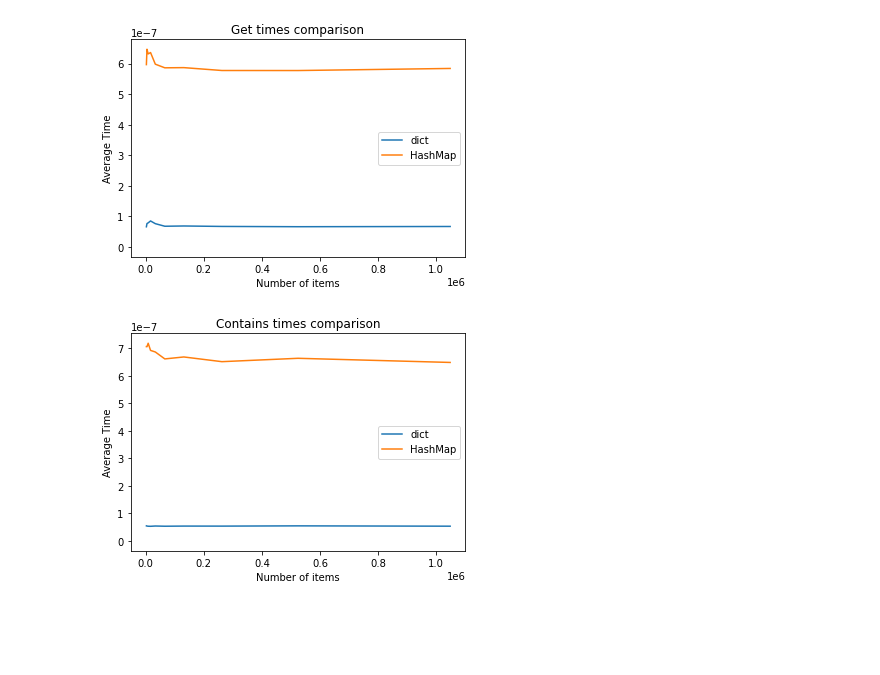
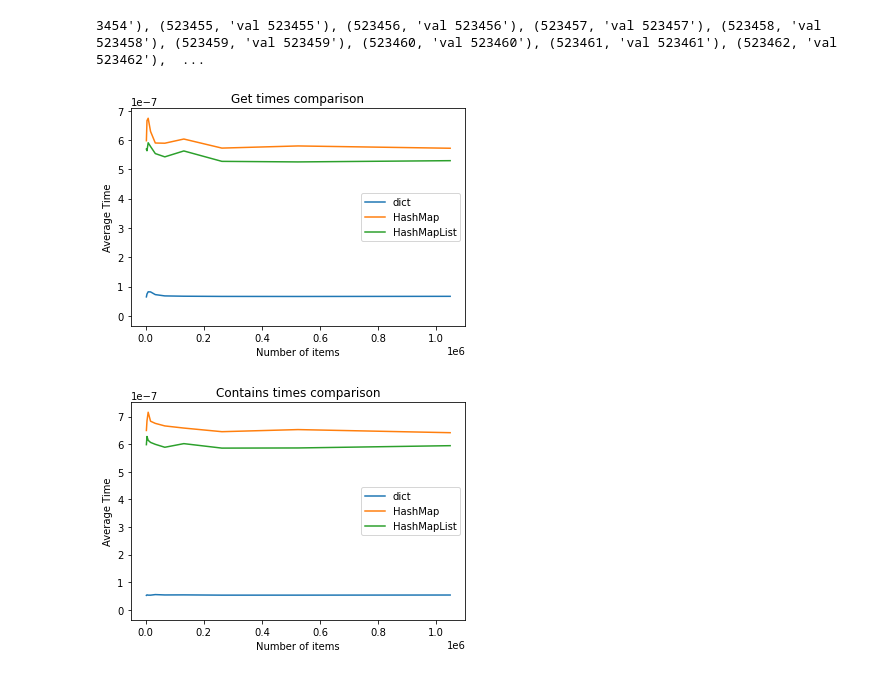
Before and after one commit to chadnaylor/Numpy-HashMap, a Jupyter notebook: benchmark.ipynb, the cells around one changed output. Saved outputs shown, nothing was run; the diff lists cells and outputs as text; code cells hidden in the pictures; blank space fills up the shorter version.

```diff
--- a/benchmark.ipynb
+++ b/benchmark.ipynb
@@ -3,12 +4,14 @@ from hashmap import HashMap
 from time import process_time
 import matplotlib.pyplot as plt
 # %%
-times = {'get': {'hashmap': [], 'dict': [], 'samples': []}, 'add': {'hashmap': [], 'dict': [], 'samples': []}, 'contains': {'hashmap': [], 'dict': [], 'samples': []}, 'drop': {'hashmap': [], 'dict': [], 'samples': []}, 'len': {'hashmap': [], 'dict': [], 'samples': []}}
+times = {'get': {'hashmap': [], 'hashmap_list':[], 'dict': [], 'samples': []}, 'add': {'hashmap': [], 'hashmap_list':[], 'dict': [], 'samples': []}, 'contains': {'hashmap': [], 'hashmap_list':[], 'dict': [], 'samples': []}, 'drop': {'hashmap': [], 'hashmap_list':[], 'dict': [], 'samples': []}, 'len': {'hashmap': [], 'hashmap_list':[], 'dict': [], 'samples': []}}
 
 for x in range(10):
     samples = 2**(11+x)
     test_dict = {i: f"val {i}" for i in range(samples)}
     hashmap = HashMap(test_dict)
+    hashmap_list = HashMapList(test_dict)
+
 
     start = process_time()
     for i in range(samples):
@@ -18,11 +21,17 @@ for x in range(10):
 
     start = process_time()
     for i in range(samples):
+        hashmap_list[i]
+    end = process_time()
+    hashmap_list_time = round((end-start)/samples, 12)
+
+    start = process_time()
+    for i in range(samples):
         test_dict[i]
     end = process_time()
     dict_time = round((end-start)/samples, 12)
 
-    res = {'hashmap': hashmap_time, 'dict': dict_time, 'samples': samples}
+    res = {'hashmap': hashmap_time,'hashmap_list': hashmap_list_time, 'dict': dict_time, 'samples': samples}
 
     for key in res:
         times['get'][key].append(res[key])
@@ -35,11 +44,17 @@ for x in range(10):
 
     start = process_time()
     for i in range(samples):
+        del hashmap_list[i]
+    end = process_time()
+    hashmap_list_time = round((end-start)/samples, 12)
+
+    start = process_time()
+    for i in range(samples):
         del test_dict[i]
     end = process_time()
     dict_time = round((end-start)/samples, 12)
 
-    res = {'hashmap': hashmap_time, 'dict': dict_time, 'samples': samples}
+    res = {'hashmap': hashmap_time,'hashmap_list': hashmap_list_time, 'dict': dict_time, 'samples': samples}
 
     for key in res:
         times['drop'][key].append(res[key])
@@ -52,11 +67,17 @@ for x in range(10):
 
     start = process_time()
     for i in range(samples):
+        hashmap_list[-i] = i
+    end = process_time()
+    hashmap_list_time = round((end-start)/samples, 12)
+
+    start = process_time()
+    for i in range(samples):
         test_dict[-i] = i
     end = process_time()
     dict_time = round((end-start)/samples, 12)
 
-    res = {'hashmap': hashmap_time, 'dict': dict_time, 'samples': samples}
+    res = {'hashmap': hashmap_time,'hashmap_list': hashmap_list_time, 'dict': dict_time, 'samples': samples}
 
     for key in res:
         times['add'][key].append(res[key])
@@ -69,11 +90,18 @@ for x in range(10):
 
     start = process_time()
     for i in range(samples):
+        i in hashmap_list
+    end = process_time()
+    hashmap_list_time = round((end-start)/samples, 12)
+
+    start = process_time()
+    for i in range(samples):
         i in test_dict
     end = process_time()
     dict_time = round((end-start)/samples, 12)
 
-    res = {'hashmap': hashmap_time, 'dict': dict_time, 'samples': samples}
+    res = {'hashmap': hashmap_time,'hashmap_list': hashmap_list_time, 'dict': dict_time, 'samples': samples}
+
 
     for key in res:
         times['contains'][key].append(res[key])
@@ -86,40 +114,56 @@ for x in range(10):
 
     start = process_time()
     for i in range(samples):
+        len(hashmap_list)
+    end = process_time()
+    hashmap_list_time = round((end-start)/samples, 12)
+
+    start = process_time()
+    for i in range(samples):
         len(test_dict)
     end = process_time()
     dict_time = round((end-start)/samples, 12)
 
-    res = {'hashmap': hashmap_time, 'dict': dict_time, 'samples': samples}
+    res = {'hashmap': hashmap_time,'hashmap_list': hashmap_list_time, 'dict': dict_time, 'samples': samples}
 
     for key in res:
         times['len'][key].append(res[key])
+# %% [output]
+3454'), (523455, 'val 523455'), (523456, 'val 523456'), (523457, 'val 523457'), (523458, 'val 523458'), (523459, 'val 523459'), (523460, 'val 523460'), (523461, 'val 523461'), (523462, 'val 523462'),  ...
 # %%
 data = times['get']
 # plt.axes(ylim= {'bottom': 100, 'ymin':0.0})
 x1 = data['samples']
 y1 = data['dict']
 # plotting the line 1 points
 plt.plot(x1, y1, label = "dict")
 # line 2 points
 x2 = x1
 y2 = data['hashmap']
 # plotting the line 2 points
 plt.plot(x2, y2, label = "HashMap")
+
+
+x2 = x1
+y2 = data['hashmap_list']
+# plotting the line 2 points
+plt.plot(x2, y2, label = "HashMapList")
+
 plt.plot([0], [0])
+
 plt.xlabel('Number of items')
 # Set the y axis label of the current axis.
 plt.ylabel('Average Time')
 # Set a title of the current axes.
 plt.title('Get times comparison')
 # show a legend on the plot
 plt.legend()
 
 
 # Display a figure.
 plt.show()
 # %% [output]
-[figure, old version]
+[figure, new version]
 # %%
 data = times['contains']
 # plt.axes(ylim= {'bottom': 100, 'ymin':0.0})
@@ -132,6 +176,12 @@ x2 = x1
 y2 = data['hashmap']
 # plotting the line 2 points
 plt.plot(x2, y2, label = "HashMap")
+
+x2 = x1
+y2 = data['hashmap_list']
+# plotting the line 2 points
+plt.plot(x2, y2, label = "HashMapList")
+
 plt.plot([0], [0])
 plt.xlabel('Number of items')
 # Set the y axis label of the current axis.
@@ -145,7 +195,7 @@ plt.legend()
 # Display a figure.
 plt.show()
 # %% [output]
-[figure, old version]
+[figure, new version]
 # %%
 data = times['add']
 # plt.axes(ylim= {'bottom': 100, 'ymin':0.0})
```
Also changed, not shown: parts of 3 cells of this notebook, 3 other files.
